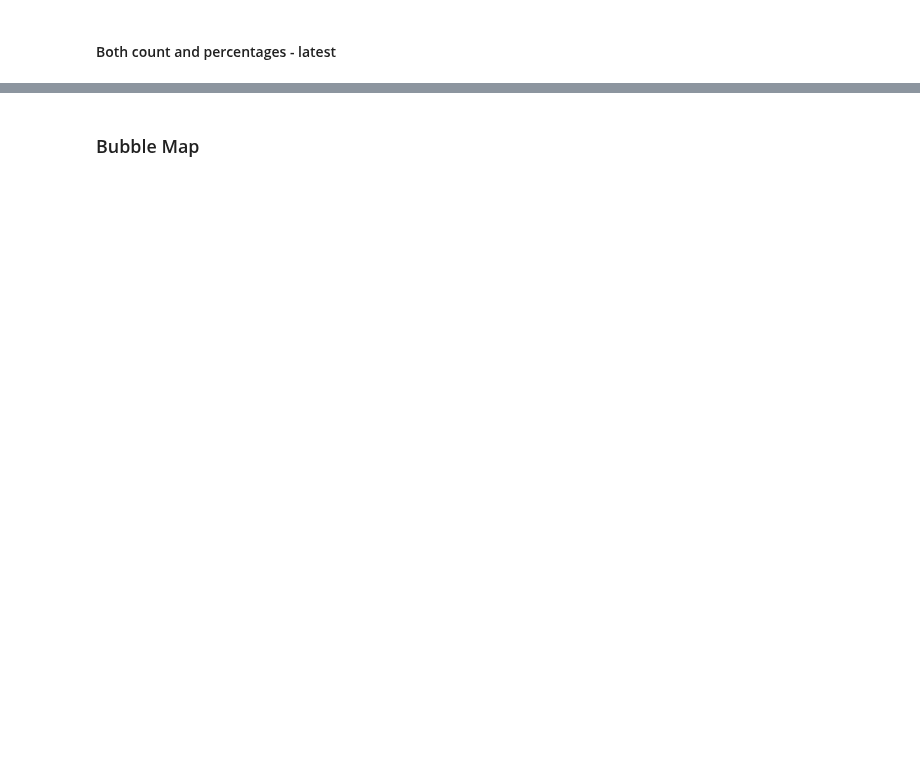
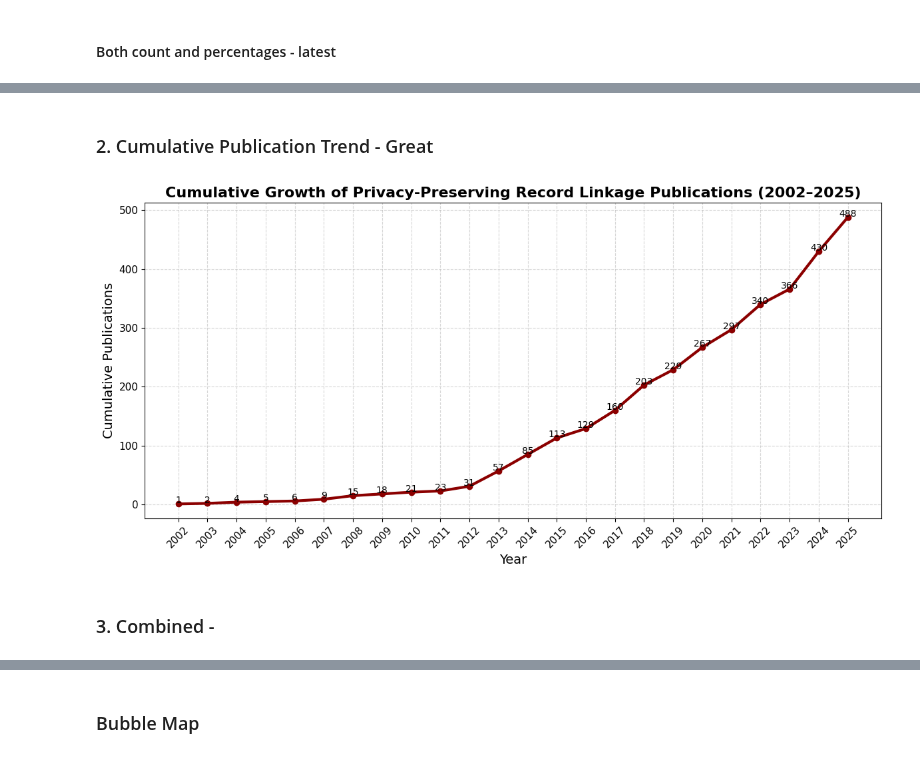
Before and after one commit to dmainagithub/dm-pprl-work, a Jupyter notebook: Scoping_Review_Work_Colab.ipynb, the cells around one changed output, grey strips where cells are left out. Drawn from its saved outputs; the diff is of its cells as text; code cells hidden in the pictures; blank space fills up the shorter version.

```diff
--- a/Scoping_Review_Work_Colab.ipynb
+++ b/Scoping_Review_Work_Colab.ipynb
@@ -650,0 +705,70 @@ plt.show()
+# %% [markdown]
+### 2. Cumulative Publication Trend - Great
+# %%
+import matplotlib.pyplot as plt
+
+# Aggregate counts per year
+df_year_grouped = (
+    df_year.groupby(year_col, as_index=False)[count_col]
+    .sum()
+    .sort_values(year_col)
+)
+
+# Compute cumulative publications
+df_year_grouped["cumulative_publications"] = (
+    df_year_grouped[count_col].cumsum()
+)
+
+# Create figure
+plt.figure(figsize=(12, 6))
+
+plt.plot(
+    df_year_grouped[year_col],
+    df_year_grouped["cumulative_publications"],
+    marker="o",
+    linewidth=3,
+    color="darkred"
+)
+
+# Add cumulative labels
+for x, y in zip(
+    df_year_grouped[year_col],
+    df_year_grouped["cumulative_publications"]
+):
+    plt.text(
+        x,
+        y + 1,
+        f"{int(y)}",
+        ha="center",
+        fontsize=10
+    )
+
+plt.xlabel("Year", fontsize=14)
+plt.ylabel("Cumulative Publications", fontsize=14)
+plt.title(
+    "Cumulative Growth of Privacy-Preserving Record Linkage Publications (2002–2025)",
+    fontsize=16,
+    fontweight="bold"
+)
+
+plt.xticks(
+    df_year_grouped[year_col].astype(int),
+    rotation=45,
+    fontsize=11
+)
+
+plt.yticks(fontsize=11)
+
+plt.grid(True, linestyle="--", alpha=0.5)
+
+plt.tight_layout()
+plt.savefig(
+    "cumulative_publications.png",
+    dpi=300,
+    bbox_inches="tight"
+)
+plt.show()
+# %% [output]
+[figure, added]
+# %% [markdown]
+### 3. Combined -
```
Also changed, not shown: parts of 19 cells of this notebook.
